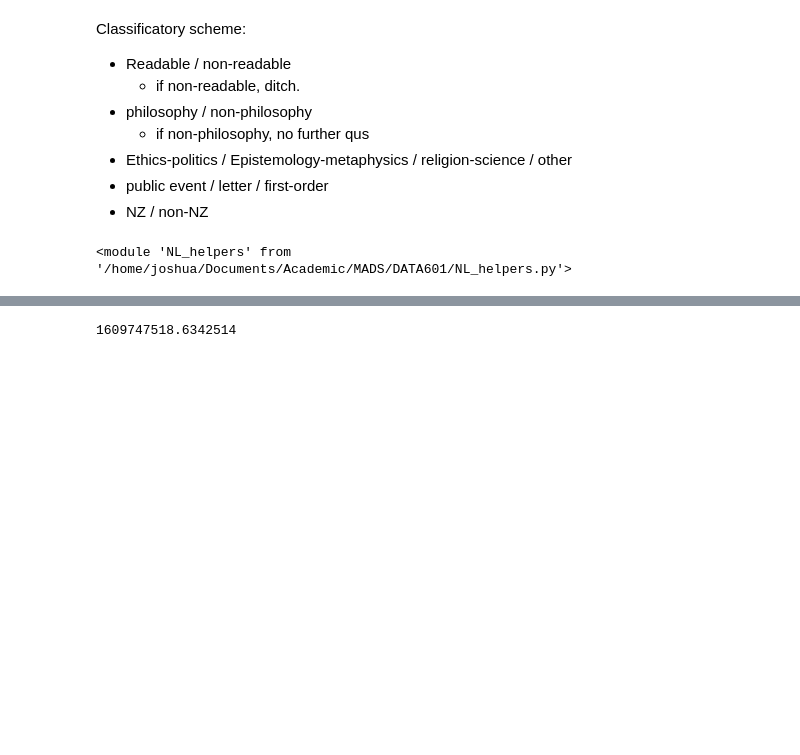
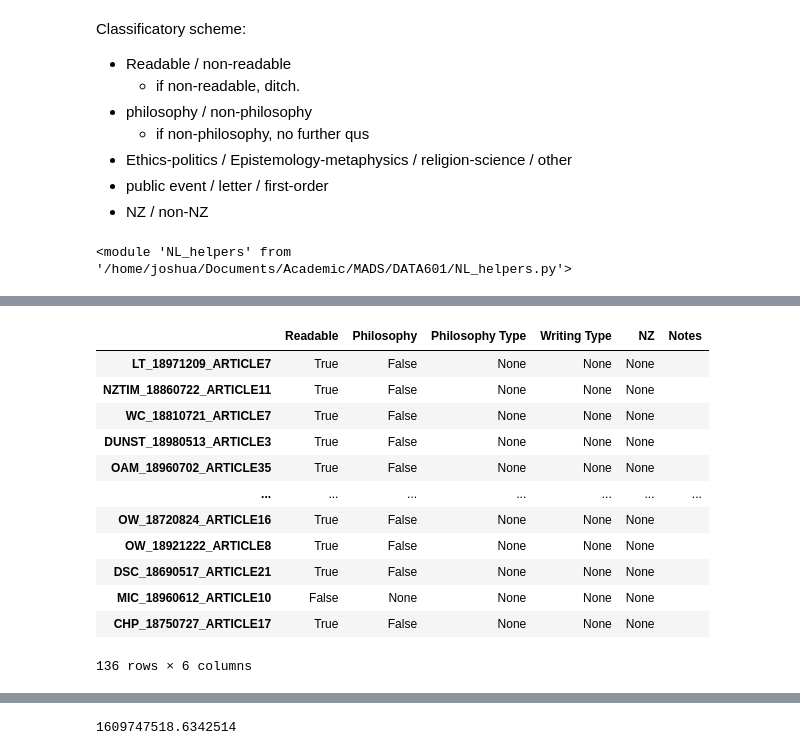
Before and after one commit to JoshuaDavidBlack/NPOD_Philosophy, a Jupyter notebook: Classifying texts.ipynb, the cells around one changed output, grey strips where cells are left out. Cells and saved outputs as stored; diff of their text form; code cells hidden in the pictures; blank space fills up the shorter version.

```diff
--- a/Classifying texts.ipynb
+++ b/Classifying texts.ipynb
@@ -59 +79,17 @@ del philoso_df, all_sub_df
+# %%
+classified_df
+# %% [output]
+|  | Readable | Philosophy | Philosophy Type | Writing Type | NZ | Notes |
+| LT_18971209_ARTICLE7 | True | False | None | None | None |  |
+| NZTIM_18860722_ARTICLE11 | True | False | None | None | None |  |
+| WC_18810721_ARTICLE7 | True | False | None | None | None |  |
+| DUNST_18980513_ARTICLE3 | True | False | None | None | None |  |
+| OAM_18960702_ARTICLE35 | True | False | None | None | None |  |
+| ... | ... | ... | ... | ... | ... | ... |
+| OW_18720824_ARTICLE16 | True | False | None | None | None |  |
+| OW_18921222_ARTICLE8 | True | False | None | None | None |  |
+| DSC_18690517_ARTICLE21 | True | False | None | None | None |  |
+| MIC_18960612_ARTICLE10 | False | None | None | None | None |  |
+| CHP_18750727_ARTICLE17 | True | False | None | None | None |  |
+136 rows × 6 columns
 # %%
```
Also changed, not shown: parts of 35 cells of this notebook, 22 other files.
